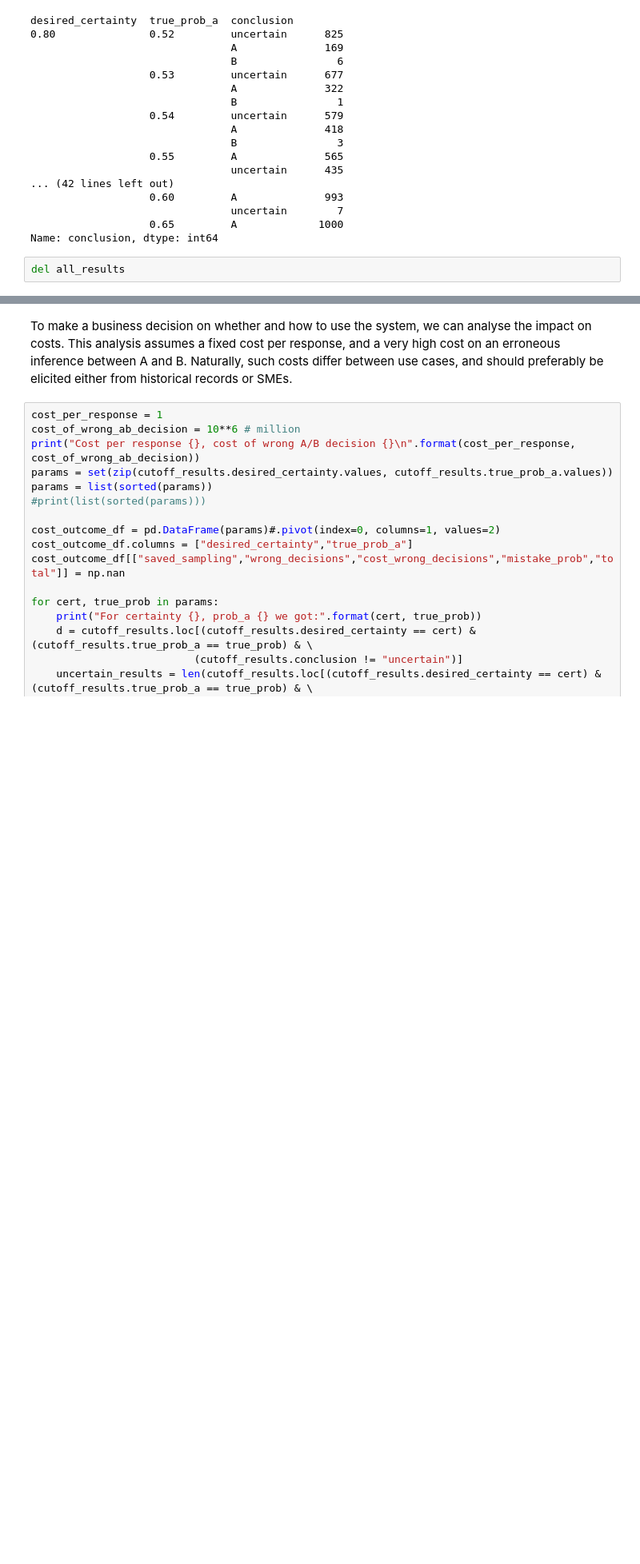
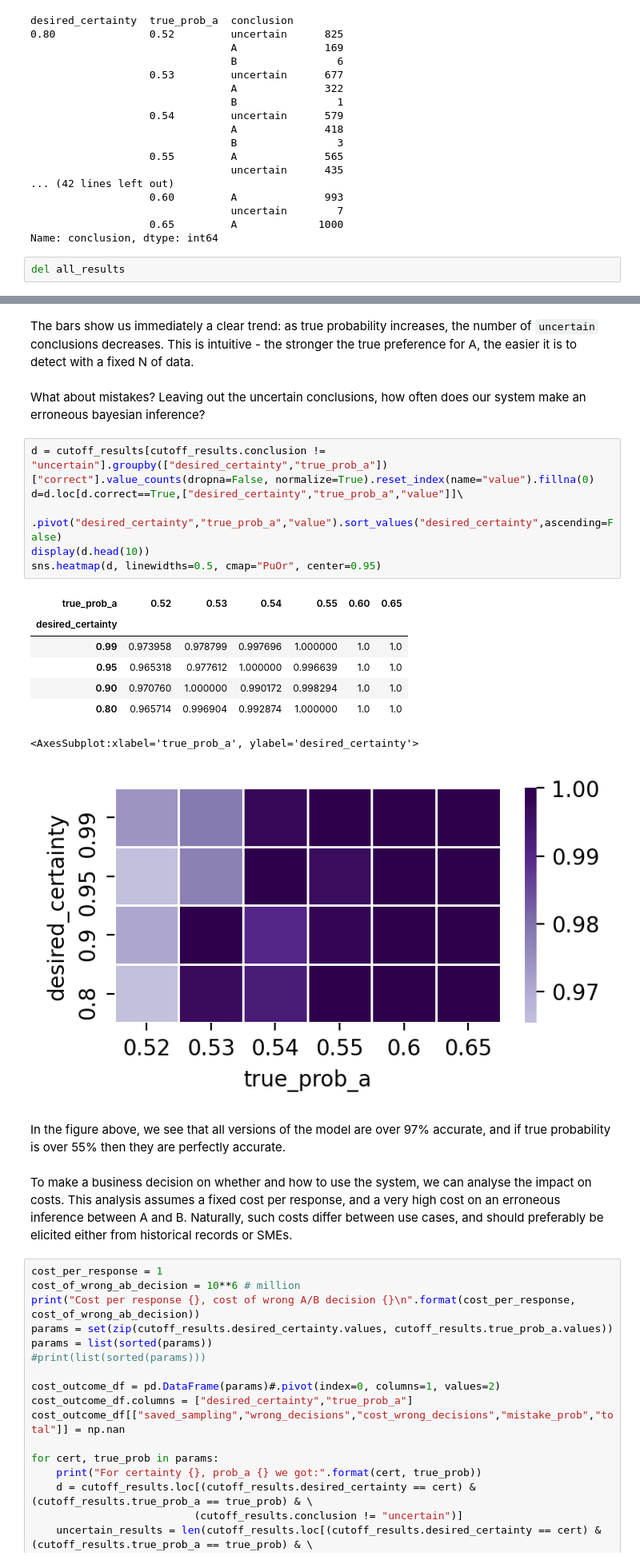
Before and after one commit to tjpajala/bayes_ab_sim, a Jupyter notebook: notebooks/bayesian_simulation.ipynb, the cells around one changed output, grey strips where cells are left out. Shown at 80% size. Drawn from its saved outputs; the diff is of its cells as text; blank space fills up the shorter version.

```diff
--- a/notebooks/bayesian_simulation.ipynb
+++ b/notebooks/bayesian_simulation.ipynb
@@ -412,3 +440,24 @@ cutoff_results[cutoff_results.conclusion!="uncertain"].hvplot(x="true_prob_a", y
+# %% [markdown]
+The bars show us immediately a clear trend: as true probability increases, the number of `uncertain` conclusions decreases. This is intuitive - the stronger the true preference for A, the easier it is to detect with a fixed N of data.
+# %% [markdown]
+What about mistakes? Leaving out the uncertain conclusions, how often does our system make an erroneous bayesian inference?
+# %%
+d = cutoff_results[cutoff_results.conclusion != "uncertain"].groupby(["desired_certainty","true_prob_a"])["correct"].value_counts(dropna=False, normalize=True).reset_index(name="value").fillna(0)
+d=d.loc[d.correct==True,["desired_certainty","true_prob_a","value"]]\
+    .pivot("desired_certainty","true_prob_a","value").sort_values("desired_certainty",ascending=False)
+display(d.head(10))
+sns.heatmap(d, linewidths=0.5, cmap="PuOr", center=0.95)
+# %% [output]
+| true_prob_a | 0.52 | 0.53 | 0.54 | 0.55 | 0.60 | 0.65 |
+| desired_certainty |  |  |  |  |  |  |
+| 0.99 | 0.973958 | 0.978799 | 0.997696 | 1.000000 | 1.0 | 1.0 |
+| 0.95 | 0.965318 | 0.977612 | 1.000000 | 0.996639 | 1.0 | 1.0 |
+| 0.90 | 0.970760 | 1.000000 | 0.990172 | 0.998294 | 1.0 | 1.0 |
+| 0.80 | 0.965714 | 0.996904 | 0.992874 | 1.000000 | 1.0 | 1.0 |
+<AxesSubplot:xlabel='true_prob_a', ylabel='desired_certainty'>
+[figure, added]
+# %% [markdown]
+In the figure above, we see that all versions of the model are over 97% accurate, and if true probability is over 55% then they are perfectly accurate.
 # %% [markdown]
 To make a business decision on whether and how to use the system, we can analyse the impact on costs. This analysis assumes a fixed cost per response, and a very high cost on an erroneous inference between A and B. Naturally, such costs differ between use cases, and should preferably be elicited either from historical records or SMEs.
 # %%
```
Also changed, not shown: parts of 10 cells of this notebook.
